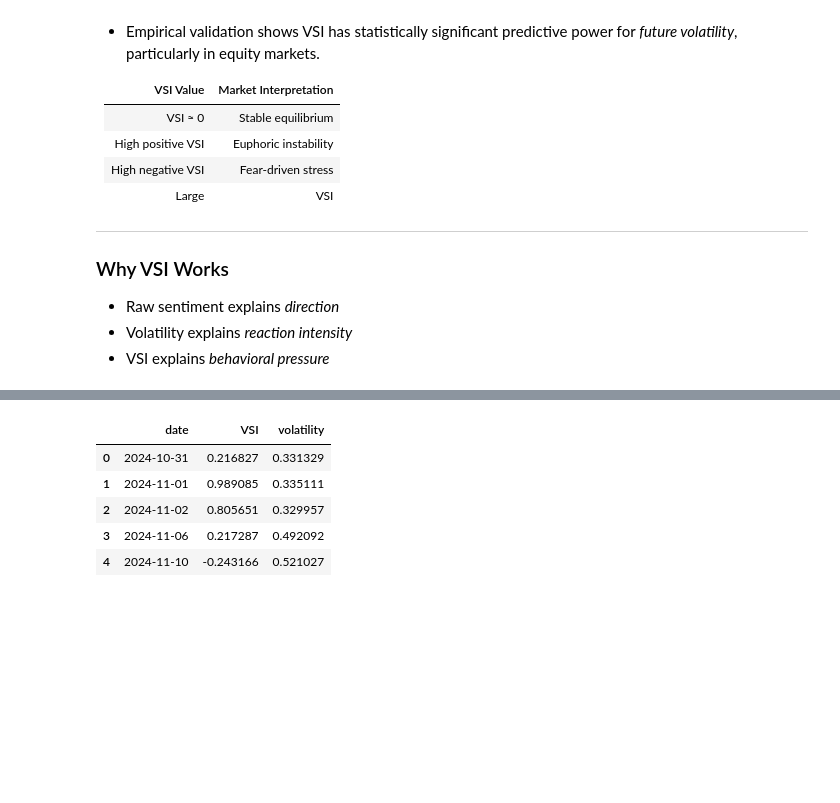
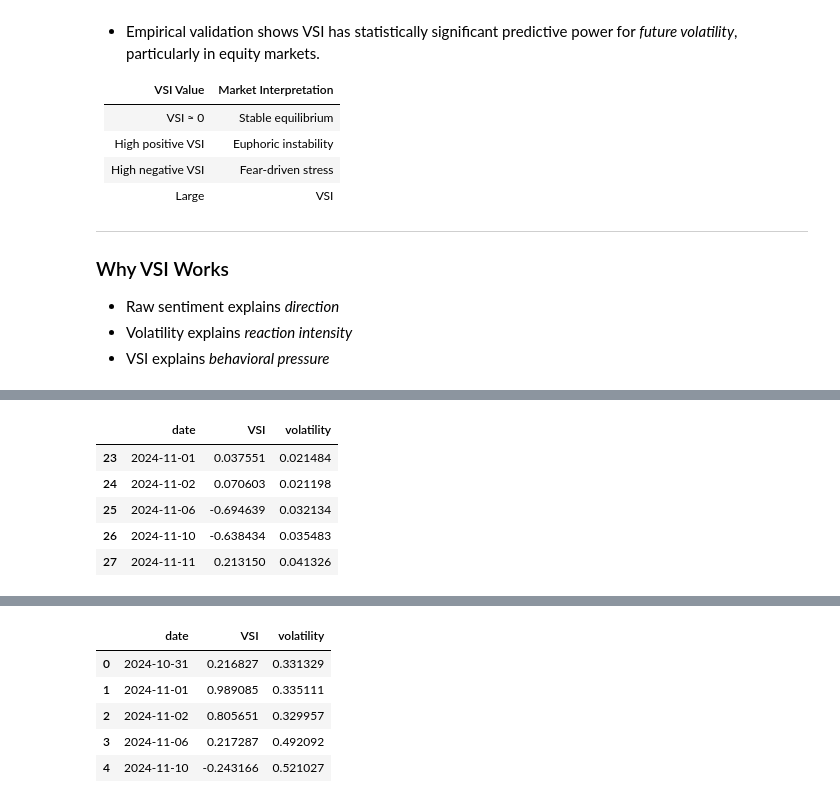
Before and after one commit to VT69/financial-sentiment-market-analysis, a Jupyter notebook: notebooks/09_VSI_Long_v2.ipynb, the cells around one changed output, grey strips where cells are left out. Saved outputs shown, nothing was run; the diff lists cells and outputs as text; code cells hidden in the pictures; blank space fills up the shorter version.

```diff
--- a/notebooks/09_custom_sentiment_index_VSI.ipynb
+++ b/notebooks/09_VSI_Long_v2.ipynb
@@ -106,0 +146,8 @@ nifty = nifty.sort_values("date").reset_index(drop=True)
+# %%
+def compute_sentiment_surprise(df, window=14):
+    df["sentiment_mu"] = df["sentiment_core"].rolling(window).mean()
+    df["sentiment_surprise"] = df["sentiment_core"] - df["sentiment_mu"]
+    return df
+
+btc = compute_sentiment_surprise(btc)
+nifty = compute_sentiment_surprise(nifty)
@@ -106,0 +181,12 @@ nifty = nifty.sort_values("date").reset_index(drop=True)
+# %%
+btc_vsi = btc.dropna(subset=["VSI"])
+nifty_vsi = nifty.dropna(subset=["VSI"])
+
+btc_vsi[["date", "VSI", "volatility"]].head()
+# %% [output]
+|  | date | VSI | volatility |
+| 23 | 2024-11-01 | 0.037551 | 0.021484 |
+| 24 | 2024-11-02 | 0.070603 | 0.021198 |
+| 25 | 2024-11-06 | -0.694639 | 0.032134 |
+| 26 | 2024-11-10 | -0.638434 | 0.035483 |
+| 27 | 2024-11-11 | 0.213150 | 0.041326 |
```
Also changed, not shown: parts of 12 cells of this notebook, 9 other files.
